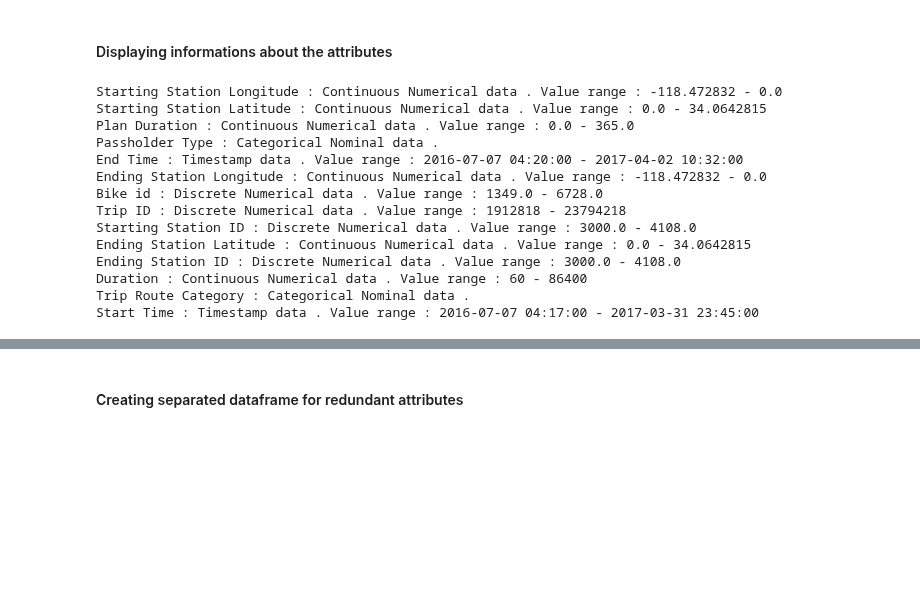
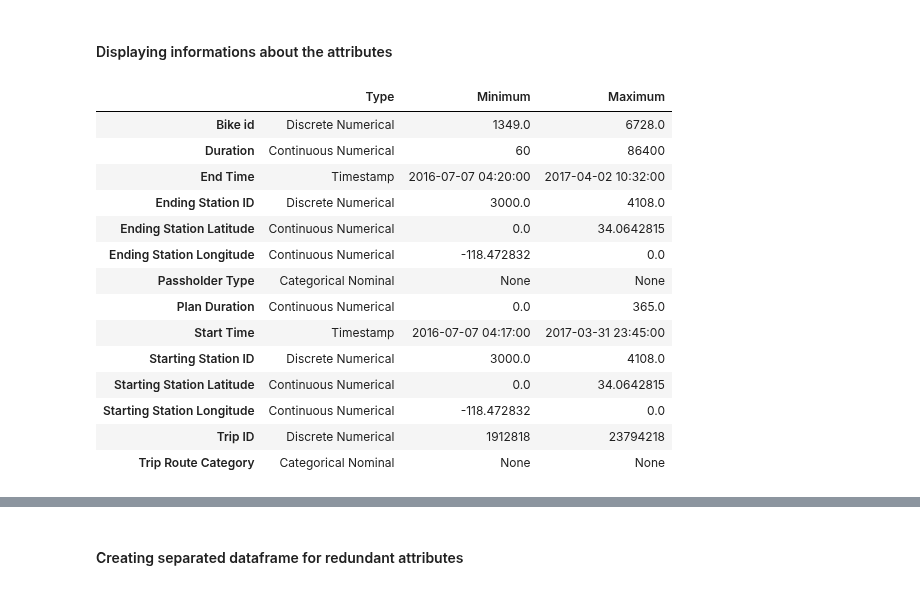
Before and after one commit to vbruttin/ada_homeworks, a Jupyter notebook: Exercise_1.ipynb, the cells around one changed output, grey strips where cells are left out. Drawn from its saved outputs; the diff is of its cells as text; code cells hidden in the pictures; blank space fills up the shorter version.

```diff
--- a/Exercise_1.ipynb
+++ b/Exercise_1.ipynb
@@ -290,58 +305,71 @@ cat_n = "Categorical Nominal"
 time = 'Timestamp'
 
 # Creation of a dictionary to store informations about the attributes (type, value range)
 # For the moment, it is only human considerations about was type the data should be.
 attribute_description = {
     "Bike id" : [d_num, str(min(Metro_bike_share['Bike ID'])), str(max(Metro_bike_share['Bike ID']))],
+
     "Duration" : [c_num, str(min(Metro_bike_share['Duration'])), str(max(Metro_bike_share['Duration']))],
-    "End Time" : [time, pd.to_datetime(str(min(Metro_bike_share['End Time']))), pd.to_datetime(str(max(Metro_bike_share['End Time'])))],
+
+    "End Time" : [time, pd.to_datetime(str(min(Metro_bike_share['End Time']))),
+                  pd.to_datetime(str(max(Metro_bike_share['End Time'])))],
+
     "Ending Station ID" : [d_num, str(min(Metro_bike_share['Ending Station ID'])),
                            str(max(Metro_bike_share['Ending Station ID']))],
+
     "Ending Station Latitude" : [c_num, str(min(Metro_bike_share['Ending Station Latitude'])),
                                  str(max(Metro_bike_share['Ending Station Latitude']))],
+
     "Ending Station Longitude" : [c_num, str(min(Metro_bike_share['Ending Station Longitude'])),
                                   str(max(Metro_bike_share['Ending Station Longitude']))],
+
     "Passholder Type" : [cat_n, None, None],
-    "Plan Duration" : [c_num, str(min(Metro_bike_share['Plan Duration'])), str(max(Metro_bike_share['Plan Duration']))],
-    "Start Time" : [time, pd.to_datetime(str(min(Metro_bike_share['Start Time']))), pd.to_datetime(str(max(Metro_bike_share['Start Time'])))],
+
+    "Plan Duration" : [c_num, str(min(Metro_bike_share['Plan Duration'])),
+                       str(max(Metro_bike_share['Plan Duration']))],
+
+    "Start Time" : [time, pd.to_datetime(str(min(Metro_bike_share['Start Time']))),
+                    pd.to_datetime(str(max(Metro_bike_share['Start Time'])))],
+
     "Starting Station ID" : [d_num, str(min(Metro_bike_share['Starting Station ID'])),
                              str(max(Metro_bike_share['Starting Station ID']))],
+
     "Starting Station Latitude" : [c_num, str(min(Metro_bike_share['Starting Station Latitude'])),
                                    str(max(Metro_bike_share['Starting Station Latitude']))],
+
     "Starting Station Longitude" : [c_num, str(min(Metro_bike_share['Starting Station Longitude'])),
                                     str(max(Metro_bike_share['Starting Station Longitude']))],
+
     "Trip ID" : [d_num, str(min(Metro_bike_share['Trip ID'])), str(max(Metro_bike_share['Trip ID']))],
+
     "Trip Route Category" : [cat_n, None, None]
 }
 
+df_main = Metro_bike_share.copy() # Makes this cell compilable without error
+
 # Now, we will really set the type 'category' to categorical datas
-df_main = Metro_bike_share[['Passholder Type','Trip Route Category']]
-df_main = df_main.astype('category')
-Metro_bike_share = Metro_bike_share.iloc[:,list(range(0, 13))]
-for i in Metro_bike_share.columns:
-    df_main[i]= Metro_bike_share[i]
+df_main['Passholder Type'] = df_main['Passholder Type'].astype('category')
+df_main['Trip Route Category'] = df_main['Trip Route Category'].astype('category')
+
+# Conversion of Times from string to a standard date format
 df_main['End Time'] = pd.to_datetime(df_main['End Time'], format= '%Y-%m-%d %H:%M:%S')
 df_main['Start Time'] = pd.to_datetime(df_main['Start Time'], format= '%Y-%m-%d %H:%M:%S')
 
 # Displaying informations about the attributes
-for key in attribute_description.keys(): # we iterate on the dictionary and print every entry
-    print(key,":",attribute_description[key][0],"data ",end='')
-    if attribute_description[key][1]!=None and attribute_description[key][2]!=None :
-        print(". Value range :",attribute_description[key][1],"-",attribute_description[key][2])
-    else:
-        print('.')
+pd.DataFrame.from_dict(attribute_description, orient='index', columns = ['Type', 'Minimum', 'Maximum'])
 # %% [output]
-Starting Station Longitude : Continuous Numerical data . Value range : -118.472832 - 0.0
-Starting Station Latitude : Continuous Numerical data . Value range : 0.0 - 34.0642815
-Plan Duration : Continuous Numerical data . Value range : 0.0 - 365.0
-Passholder Type : Categorical Nominal data .
-End Time : Timestamp data . Value range : 2016-07-07 04:20:00 - 2017-04-02 10:32:00
-Ending Station Longitude : Continuous Numerical data . Value range : -118.472832 - 0.0
-Bike id : Discrete Numerical data . Value range : 1349.0 - 6728.0
-Trip ID : Discrete Numerical data . Value range : 1912818 - 23794218
-Starting Station ID : Discrete Numerical data . Value range : 3000.0 - 4108.0
-Ending Station Latitude : Continuous Numerical data . Value range : 0.0 - 34.0642815
-Ending Station ID : Discrete Numerical data . Value range : 3000.0 - 4108.0
-Duration : Continuous Numerical data . Value range : 60 - 86400
-Trip Route Category : Categorical Nominal data .
-Start Time : Timestamp data . Value range : 2016-07-07 04:17:00 - 2017-03-31 23:45:00
+|  | Type | Minimum | Maximum |
+| Bike id | Discrete Numerical | 1349.0 | 6728.0 |
+| Duration | Continuous Numerical | 60 | 86400 |
+| End Time | Timestamp | 2016-07-07 04:20:00 | 2017-04-02 10:32:00 |
+| Ending Station ID | Discrete Numerical | 3000.0 | 4108.0 |
+| Ending Station Latitude | Continuous Numerical | 0.0 | 34.0642815 |
+| Ending Station Longitude | Continuous Numerical | -118.472832 | 0.0 |
+| Passholder Type | Categorical Nominal | None | None |
+| Plan Duration | Continuous Numerical | 0.0 | 365.0 |
+| Start Time | Timestamp | 2016-07-07 04:17:00 | 2017-03-31 23:45:00 |
+| Starting Station ID | Discrete Numerical | 3000.0 | 4108.0 |
+| Starting Station Latitude | Continuous Numerical | 0.0 | 34.0642815 |
+| Starting Station Longitude | Continuous Numerical | -118.472832 | 0.0 |
+| Trip ID | Discrete Numerical | 1912818 | 23794218 |
+| Trip Route Category | Categorical Nominal | None | None |
```
Also changed, not shown: parts of 19 cells of this notebook.
